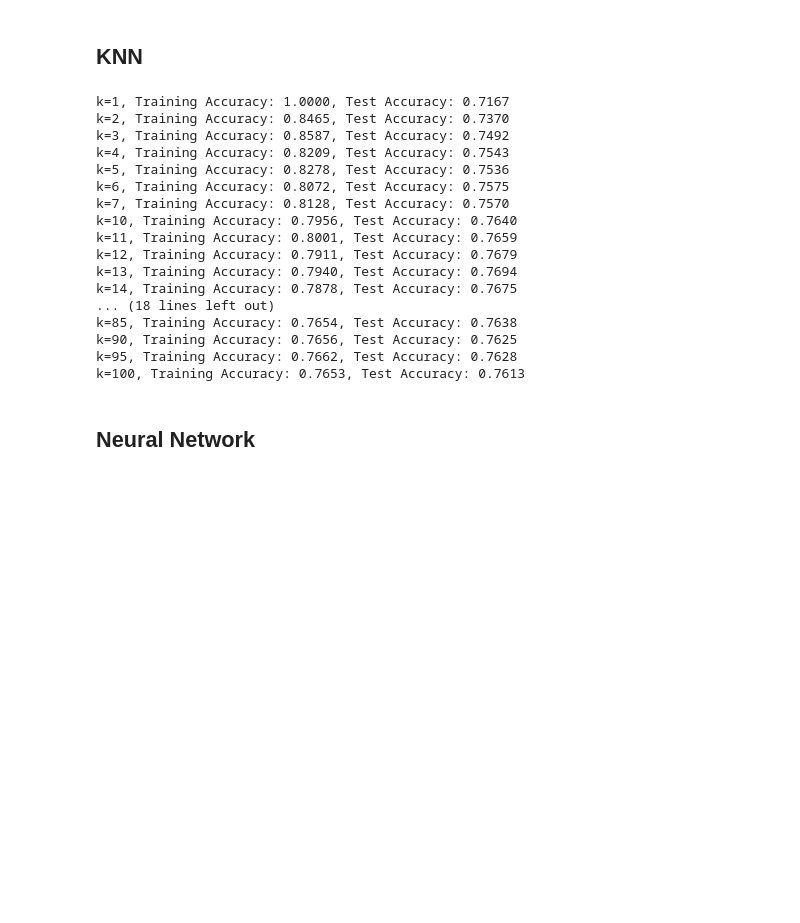
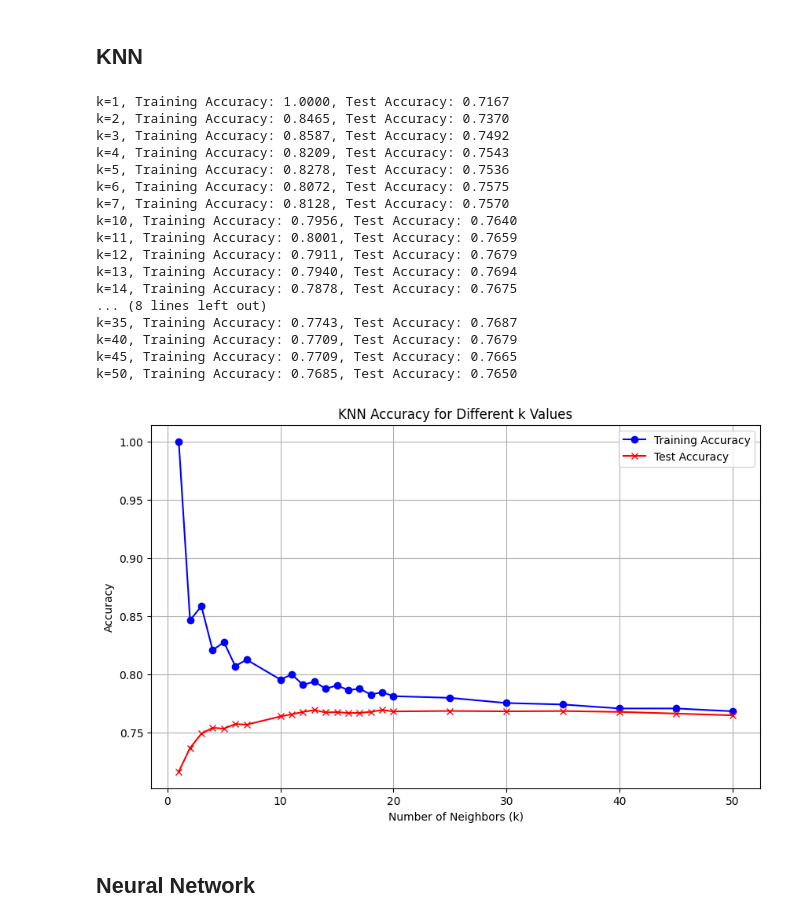
Before and after one commit to jl-sit-cs/CSC3105-DataAnalytics, a Jupyter notebook: Project/code/DataMining.ipynb, the cells around one changed output. Cells and saved outputs as stored; diff of their text form; code cells hidden in the pictures; blank space fills up the shorter version.

```diff
--- a/Project/code/DataMining.ipynb
+++ b/Project/code/DataMining.ipynb
@@ -101,41 +101,53 @@ Random Forest Classifier Accuracy: 0.8929365079365079
 # %% [markdown]
 ## KNN
 # %%
-numNeighbors = [1, 2, 3, 4, 5, 6, 7, 10, 11, 12, 13, 14, 15, 16, 17, 18, 19, 20, 25, 30, 35, 40, 45, 50, 55, 60, 65, 70, 75, 80, 85, 90, 95, 100]
+numNeighbors = [1, 2, 3, 4, 5, 6, 7, 10, 11, 12, 13, 14, 15, 16, 17, 18, 19, 20, 25, 30, 35, 40, 45, 50]
 trainAcc = []
 testAcc = []
 
 for k in numNeighbors:
     clf1 = KNeighborsClassifier(n_neighbors=k, metric='minkowski', p=2)
     clf1.fit(X_train, y_train)
     Y_predTrain = clf1.predict(X_train)
     Y_predTest = clf1.predict(X_test)
 
     train_accuracy = accuracy_score(y_train, Y_predTrain)
     test_accuracy = accuracy_score(y_test, Y_predTest)
 
     trainAcc.append(accuracy_score(y_train, Y_predTrain))
     testAcc.append(accuracy_score(y_test, Y_predTest))
 
     print(f'k={k}, Training Accuracy: {train_accuracy:.4f}, Test Accuracy: {test_accuracy:.4f}')
+
+plt.figure(figsize=(10, 6))
+plt.plot(numNeighbors, trainAcc, label='Training Accuracy', marker='o', color='blue')
+plt.plot(numNeighbors, testAcc, label='Test Accuracy', marker='x', color='red')
+
+plt.title('KNN Accuracy for Different k Values')
+plt.xlabel('Number of Neighbors (k)')
+plt.ylabel('Accuracy')
+plt.legend()
+plt.grid(True)
+plt.show()
 # %% [output]
 k=1, Training Accuracy: 1.0000, Test Accuracy: 0.7167
 k=2, Training Accuracy: 0.8465, Test Accuracy: 0.7370
 k=3, Training Accuracy: 0.8587, Test Accuracy: 0.7492
 k=4, Training Accuracy: 0.8209, Test Accuracy: 0.7543
 k=5, Training Accuracy: 0.8278, Test Accuracy: 0.7536
 k=6, Training Accuracy: 0.8072, Test Accuracy: 0.7575
 k=7, Training Accuracy: 0.8128, Test Accuracy: 0.7570
 k=10, Training Accuracy: 0.7956, Test Accuracy: 0.7640
 k=11, Training Accuracy: 0.8001, Test Accuracy: 0.7659
 k=12, Training Accuracy: 0.7911, Test Accuracy: 0.7679
 k=13, Training Accuracy: 0.7940, Test Accuracy: 0.7694
 k=14, Training Accuracy: 0.7878, Test Accuracy: 0.7675
-... (18 lines left out)
-k=85, Training Accuracy: 0.7654, Test Accuracy: 0.7638
-k=90, Training Accuracy: 0.7656, Test Accuracy: 0.7625
-k=95, Training Accuracy: 0.7662, Test Accuracy: 0.7628
-k=100, Training Accuracy: 0.7653, Test Accuracy: 0.7613
+... (8 lines left out)
+k=35, Training Accuracy: 0.7743, Test Accuracy: 0.7687
+k=40, Training Accuracy: 0.7709, Test Accuracy: 0.7679
+k=45, Training Accuracy: 0.7709, Test Accuracy: 0.7665
+k=50, Training Accuracy: 0.7685, Test Accuracy: 0.7650
+[figure, added]
 # %% [markdown]
 ## Neural Network
 # %%
```
Also changed, not shown: parts of 3 cells of this notebook, 3 other files.
